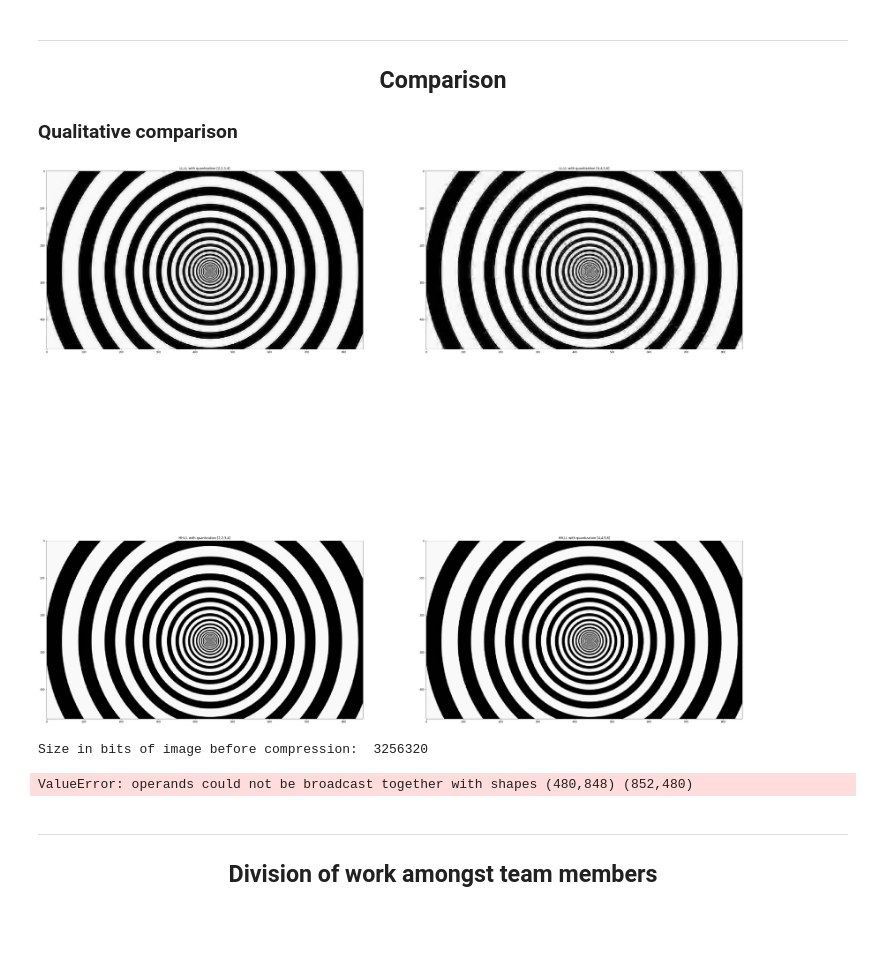
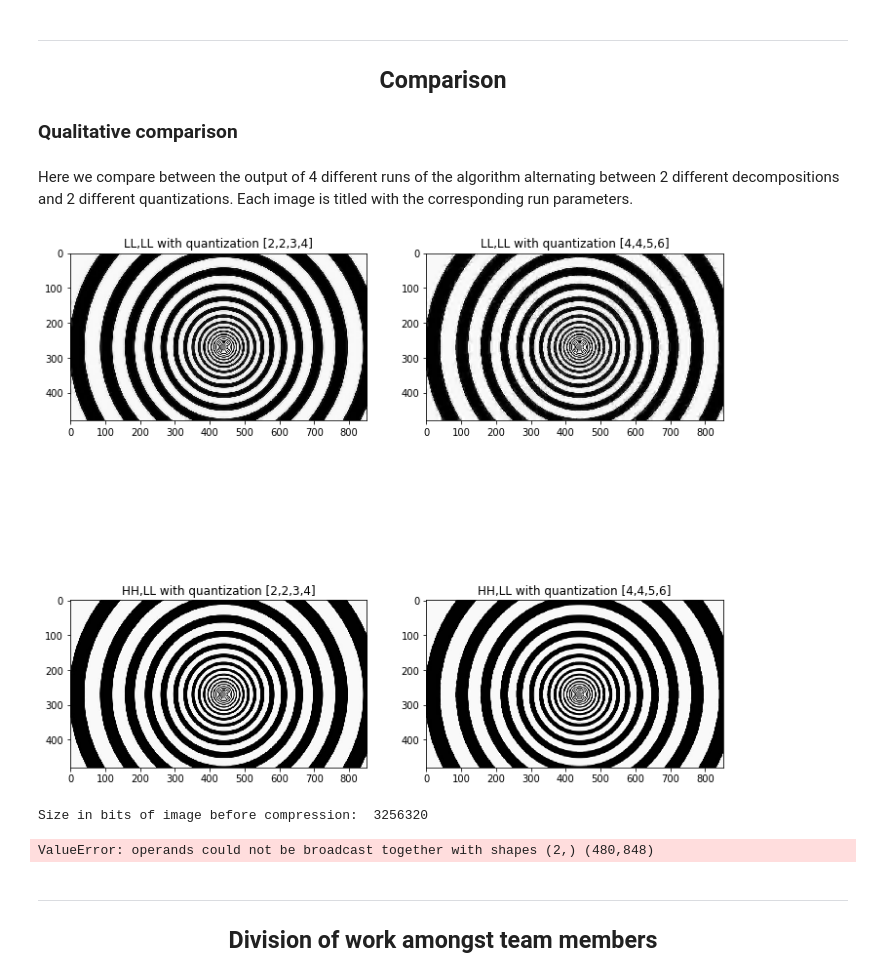
Before and after one commit to mmahrouss/JPEG-Compression, a Jupyter notebook: main.ipynb, the cells around one changed output. Saved outputs shown, nothing was run; the diff lists cells and outputs as text; code cells hidden in the pictures; blank space fills up the shorter version.

```diff
--- a/main.ipynb
+++ b/main.ipynb
@@ -308,18 +317,20 @@ Execution time:  7.541304600999865
 
 <h2 align="center"><font face = "Times New Roman">Comparison</font></h2>
 <h3 align="left"><font face = "Times New Roman">Qualitative comparison</font></h2>
+# %% [markdown]
+Here we compare between the output of 4 different runs of the algorithm alternating between 2 different decompositions and 2 different quantizations. Each image is titled with the corresponding run parameters.
 # %%
-f, axarr = plt.subplots(2,2, figsize = (12*4,12*4))
+f, axarr = plt.subplots(2,2, figsize = (12,12))
 axarr[0,0].imshow(Image.fromarray(reconstructed[0]).resize((im.size[0],im.size[1])), cmap = "gray")
 axarr[0,0].set_title("LL,LL with quantization [2,2,3,4]")
 axarr[0,1].imshow(Image.fromarray(reconstructed[1]).resize((im.size[0],im.size[1])), cmap = "gray")
 axarr[0,1].set_title("LL,LL with quantization [4,4,5,6]")
 axarr[1,0].imshow(Image.fromarray(reconstructed[2]).resize((im.size[0],im.size[1])), cmap = "gray")
 axarr[1,0].set_title("HH,LL with quantization [2,2,3,4]")
 axarr[1,1].imshow(Image.fromarray(reconstructed[3]).resize((im.size[0],im.size[1])), cmap = "gray")
 axarr[1,1].set_title("HH,LL with quantization [4,4,5,6]");
 # %% [output]
-[figure, old version]
+[figure, new version]
 # %%
 # Amount of compression achieved
 imarr,_ = check_image(im, 3)
@@ -346,7 +357,7 @@ for i in range(len(reconstructed)):
         #Then reconstructed image is based on 16x16 compression,
         #Therefore, the image should be compared with the reshaped image having
         #box_size 16
-        imarr = check_image(im)
+        imarr = check_image(im, 3)
     rms_error.append(rmse(imarr, reconstructed[i]))
 
 
@@ -366,7 +377,7 @@ df = pd.DataFrame(data)
 print(df)
 # %% [output]
 Size in bits of image before compression:  3256320
-ValueError: operands could not be broadcast together with shapes (480,848) (852,480)
+ValueError: operands could not be broadcast together with shapes (2,) (480,848)
 # %% [markdown]
 
 
```
Also changed, not shown: parts of 9 cells of this notebook, 1 other file.
